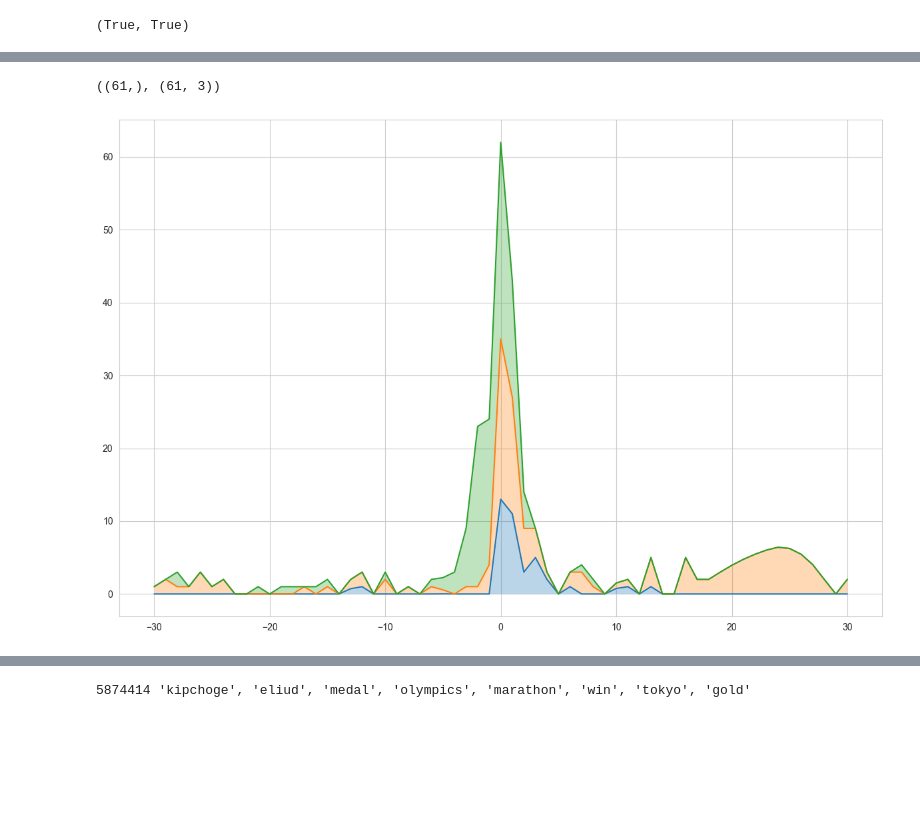
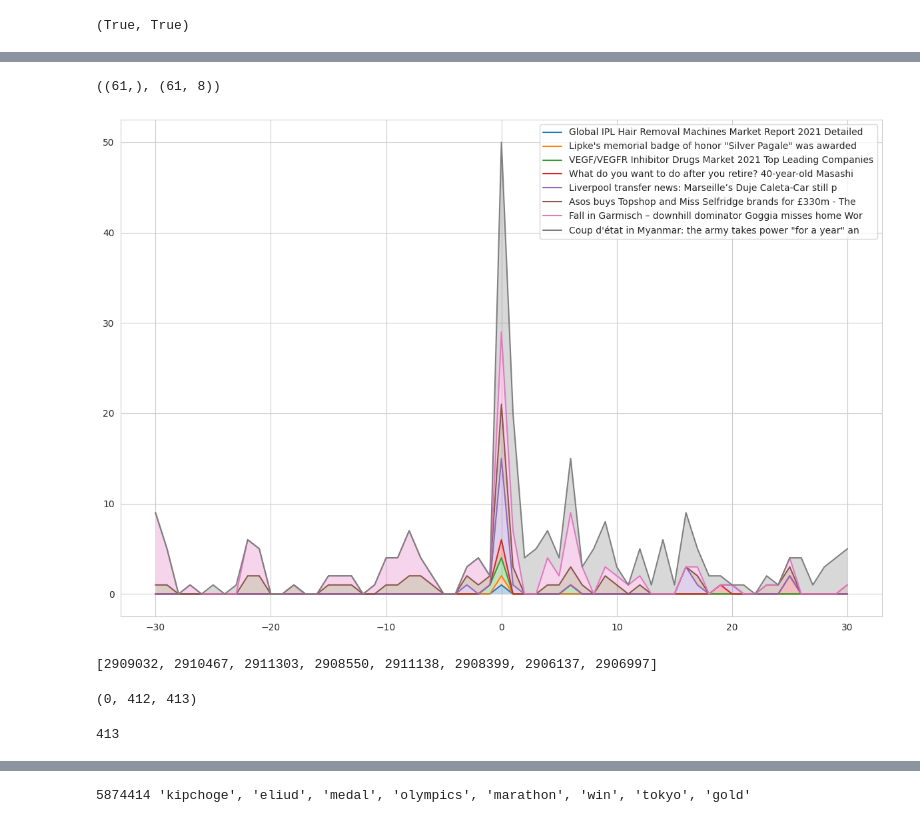
Before and after one commit to felixludos/babel-briefings, a Jupyter notebook: notebooks/simple_figures.ipynb, the cells around one changed output, grey strips where cells are left out. Saved outputs shown, nothing was run; the diff lists cells and outputs as text; code cells hidden in the pictures; blank space fills up the shorter version.

Commit message:
top clusters

```diff
--- a/notebooks/simple_figures.ipynb
+++ b/notebooks/simple_figures.ipynb
@@ -228,15 +228,17 @@ len(daybags), len(all_bags)#, len(all_bags_inds)
 def cluster_min_agreement(bag, aids, match_req=.5):
 	total = sum(bag.values())
 	matches, remaining = [], []
-	for aid in aids:
-		(matches if sum(bag.get(w,0) for w in all_bags[aid]) / total >= match_req else remaining).append(aid)
-		# (matches if len(bag & all_bags[aid]) >= max(1, min(len(bag), len(all_bags[aid]), match_req)) else remaining).append(aid)
+	if total > 0:
+		for aid in aids:
+			(matches if sum(bag.get(w,0) for w in all_bags[aid]) / total >= match_req else remaining).append(aid)
+			# (matches if len(bag & all_bags[aid]) >= max(1, min(len(bag), len(all_bags[aid]), match_req)) else remaining).append(aid)
 	return matches, remaining
 
-def date_freq(today, topk=5, before=20, after=20, match_req=.5):
-	mindate = today - pd.Timedelta(days=before)
-	maxdate = today + pd.Timedelta(days=after)
-	daterange = [d for d in daytfidf if mindate <= d <= maxdate]
+def date_freq(today, topk=5, daterange=None, before=20, after=20, match_req=.5, pbar=False):
+	if daterange is None:
+		mindate = today - pd.Timedelta(days=before)
+		maxdate = today + pd.Timedelta(days=after)
+		daterange = [d for d in daytfidf if mindate <= d <= maxdate]
 	deltas = [(d - today).days for d in daterange]
 	importances = daytfidf[today]
 	scores = Counter({aid: sum(importances.get(w, 0) for w in all_bags[aid]) for aid in date_aids[today]})
@@ -244,7 +246,7 @@ def date_freq(today, topk=5, before=20, after=20, match_req=.5):
 	keydocs = {}
 
 	todo = list(date_aids[today])
-	for k in tqdm(range(topk)):
+	for k in tqdm(range(topk)) if pbar else range(topk):
 		center = max(todo, key=lambda aid: scores[aid])
 		# print(center, ', '.join(f'{w!r}' for w in sorted(all_bags[center], key=lambda w: importances.get(w,0), reverse=True)[:8]))
 		cluster = {w: importances[w] for w in all_bags[center]}
@@ -267,7 +269,7 @@ start in daytfidf, end in daytfidf
 # %%
 target = random.choice(list(daytfidf.keys()))
 target = random.choice([d for d in daytfidf if start <= d <= end])
-# target = datetime(2021, 2, 1).date()
+target = datetime(2021, 2, 1).date()
 # target = datetime(2021, 1, 8).date()
 importances = daytfidf[target]
 counts = daybags[target]
@@ -385,33 +393,40 @@ print(tabulate([(
 # %%
 X = np.arange(-day_before, day_after+1)
 Ys = []
+IDs = []
 for center, matches in sorted(best.items(), key=lambda item: sum(map(len,item[1].values())), reverse=False):
+	IDs.append(center)
 	x, y = zip(*[(d+offset, len(m)) for d, m in matches.items()])
-	interp_func = interp1d(x, y, kind='quadratic', fill_value="extrapolate")
+	interp_func = interp1d(x, y, kind='linear', fill_value="extrapolate")
 	Ys.append(np.clip(interp_func(X),0,None))
 Ys = np.array(Ys).T
 X += offset
 X.shape, Ys.shape
 # %% [output]
-((61,), (61, 3))
+((61,), (61, 8))
 # %%
 plt.figure(figsize=(12,8))
 
 cYs = Ys.cumsum(-1)
 
 Y = cYs
 # Y = Ys
 
-plt.plot(X, Y);
+plt.plot(X, Y, label=[by_ID[aid].get('en-title', by_ID[aid]['title'])[:60] for aid in IDs])
 
 lb = 0
 for i in range(Y.shape[1]):
 	plt.fill_between(X, lb, Y[:, i], alpha=.3)
 	lb = Y[:, i]
 
+plt.legend();
 # plt.ylim(0, 400);
 # plt.xlim(0, 300);
 # plt.plot(X, Ys, label=f'{center}');
 plt.tight_layout();
 # %% [output]
-[figure, old version]
+[figure, new version]
+# %%
+IDs
+# %% [output]
+[2909032, 2910467, 2911303, 2908550, 2911138, 2908399, 2906137, 2906997]
@@ -417,0 +463,12 @@ plt.tight_layout();
+# %%
+s, e = daynum[start], daynum[end]
+s, e = 0, len(daynum)-1
+daterange = [numday[i] for i in range(s, e+1)]
+s, e, len(daterange)
+# %% [output]
+(0, 412, 413)
+# %%
+daily_clusters = full_daily_cluster#[s:e]
+len(daily_clusters)
+# %% [output]
+413
```
Also changed, not shown: parts of 24 cells of this notebook.
